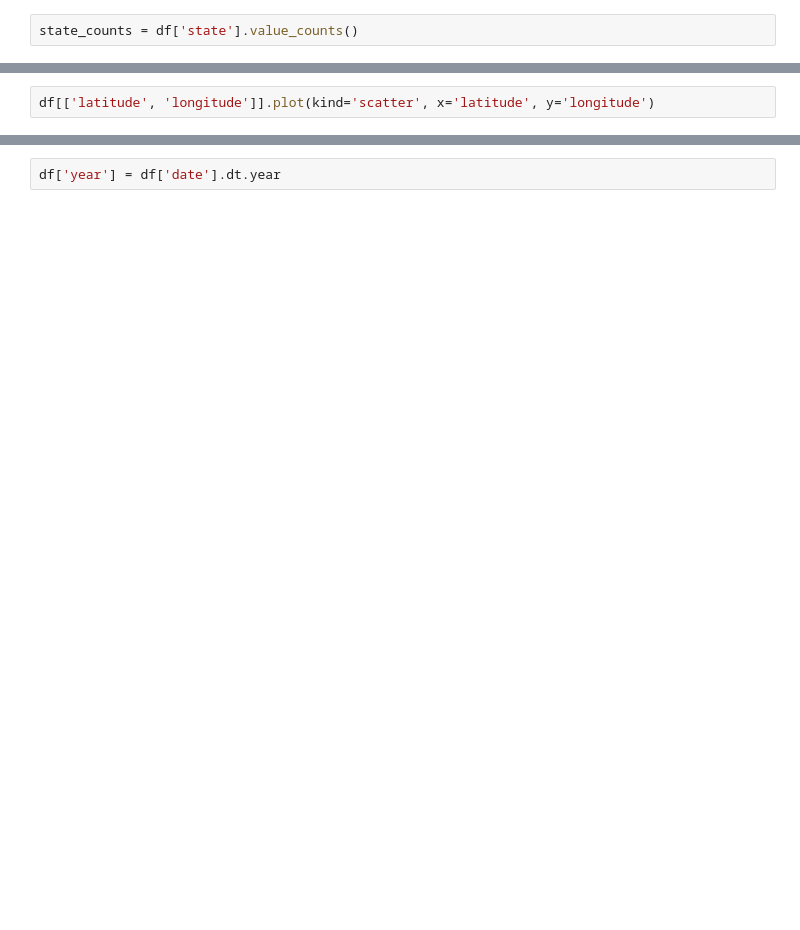
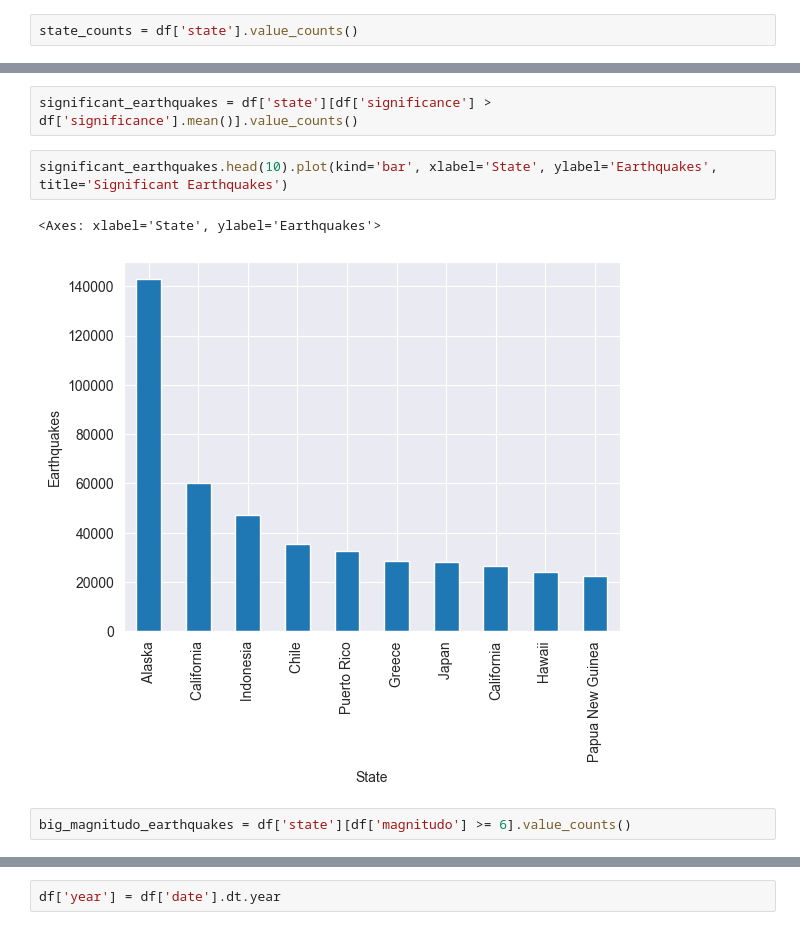
Before and after one commit to DenisIndenbom/DSBA-analytical-project, a Jupyter notebook: project.ipynb, the cells around one changed output, grey strips where cells are left out. Cells and saved outputs as stored; diff of their text form; blank space fills up the shorter version.

```diff
--- a/project.ipynb
+++ b/project.ipynb
@@ -159,2 +149,9 @@ state_counts.head(10).plot(kind='bar', xlabel='State', ylabel='Earthquakes')
-# %%
-df[['latitude', 'longitude']].plot(kind='scatter', x='latitude', y='longitude')
+# %%
+significant_earthquakes = df['state'][df['significance'] > df['significance'].mean()].value_counts()
+# %%
+significant_earthquakes.head(10).plot(kind='bar', xlabel='State', ylabel='Earthquakes', title='Significant Earthquakes')
+# %% [output]
+<Axes: xlabel='State', ylabel='Earthquakes'>
+[figure, added]
+# %%
+big_magnitudo_earthquakes = df['state'][df['magnitudo'] >= 6].value_counts()
```
Also changed, not shown: parts of 18 cells of this notebook.
